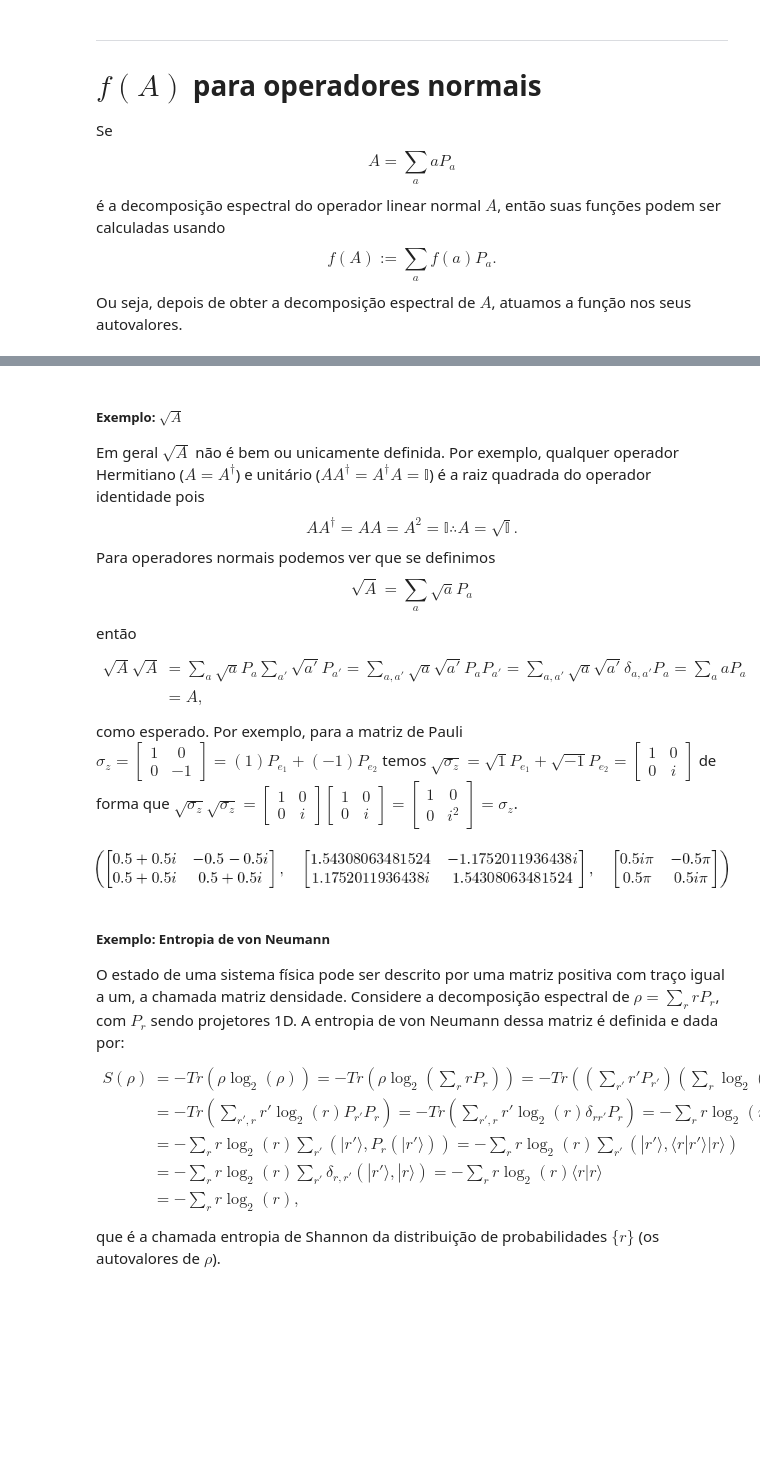
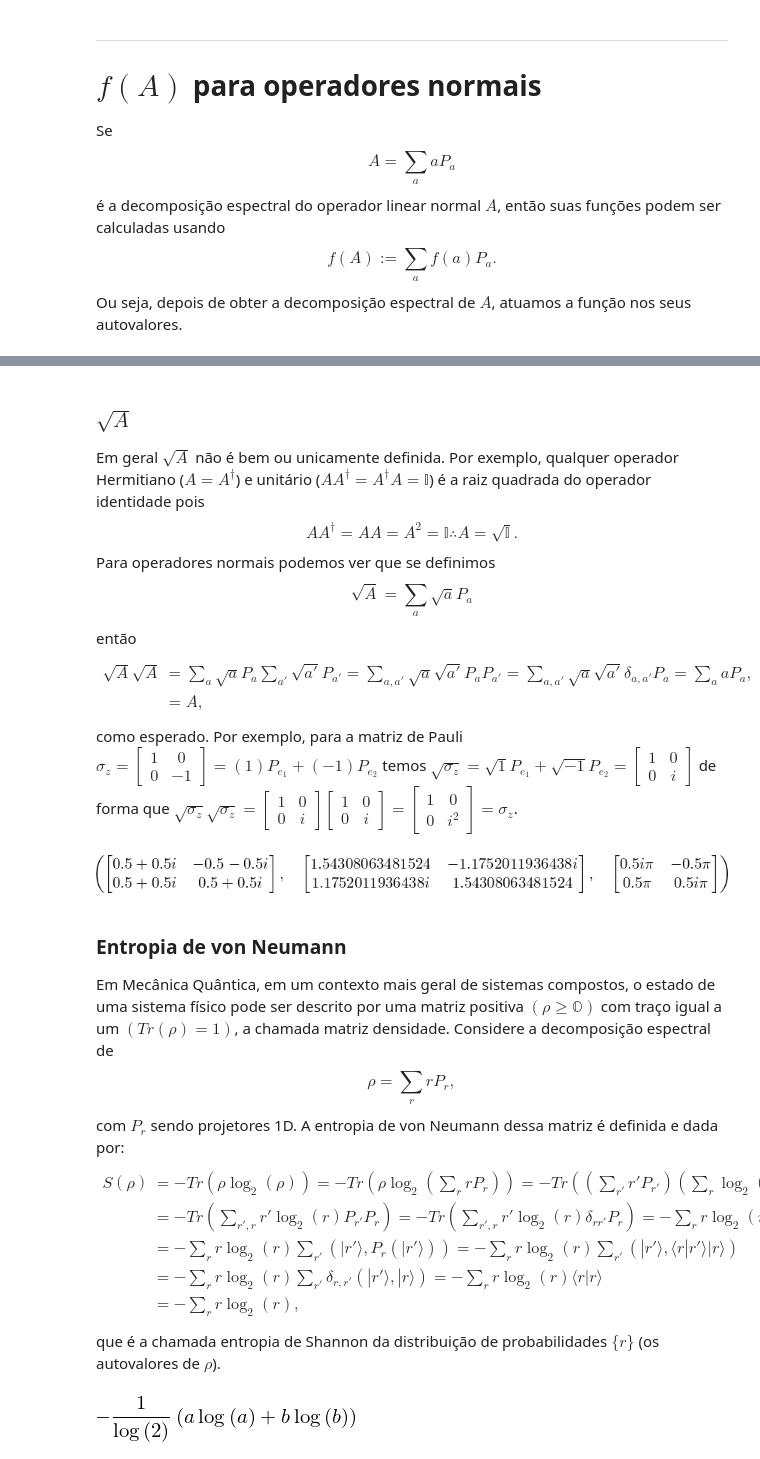
Before and after one commit to jonasmaziero/algebra_linear, a Jupyter notebook: 04_functions.ipynb, the cells around one changed output, grey strips where cells are left out. Cells and saved outputs as stored; diff of their text form; code cells hidden in the pictures; blank space fills up the shorter version.

```diff
--- a/04_functions.ipynb
+++ b/04_functions.ipynb
@@ -187,7 +192,7 @@ e^{\ln(A)} = e^{\sum_{a}\ln(a)P_{a}} = \sum_{a}e^{\ln(a)}P_{a} = \sum_{a}aP_{a}
 \end{equation}
 como é esperado. Claro, o mesmo vale para o logaritmo em outras bases.
 # %% [markdown]
-##### Exemplo: $\sqrt{A}$
+### $\sqrt{A}$
 Em geral $\sqrt{A}$ não é bem ou unicamente definida. Por exemplo, qualquer operador Hermitiano ($A=A^{\dagger}$) e unitário ($AA^{\dagger}=A^{\dagger}A=\mathbb{I}$) é a raiz quadrada do operador identidade pois
 \begin{equation}
 AA^{\dagger}=AA=A^{2}=\mathbb{I} \therefore A=\sqrt{\mathbb{I}}.
@@ -198,7 +203,7 @@ Para operadores normais podemos ver que se definimos
 \end{equation}
 então
 \begin{align}
-\sqrt{A}\sqrt{A}&=\sum_{a}\sqrt{a}P_{a}\sum_{a'}\sqrt{a'}P_{a'}=\sum_{a,a'}\sqrt{a}\sqrt{a'}P_{a}P_{a'} =\sum_{a,a'}\sqrt{a}\sqrt{a'}\delta_{a,a'}P_{a} = \sum_{a}aP_{a} \\
+\sqrt{A}\sqrt{A}&=\sum_{a}\sqrt{a}P_{a}\sum_{a'}\sqrt{a'}P_{a'}=\sum_{a,a'}\sqrt{a}\sqrt{a'}P_{a}P_{a'} =\sum_{a,a'}\sqrt{a}\sqrt{a'}\delta_{a,a'}P_{a} = \sum_{a}aP_{a}, \\
 &= A,
 \end{align}
 como esperado. Por exemplo, para a matriz de Pauli $\sigma_{z}=\begin{bmatrix}1&0\\0&-1\end{bmatrix}=(1)P_{e_{1}}+(-1)P_{e_{2}}$ temos $\sqrt{\sigma_{z}}=\sqrt{1}P_{e_{1}}+\sqrt{-1}P_{e_{2}}=\begin{bmatrix}1&0\\0&i\end{bmatrix}$ de forma que $\sqrt{\sigma_{z}}\sqrt{\sigma_{z}}=\begin{bmatrix}1&0\\0&i\end{bmatrix}\begin{bmatrix}1&0\\0&i\end{bmatrix}=\begin{bmatrix}1&0\\0&i^{2}\end{bmatrix}=\sigma_{z}$.
@@ -225,8 +230,12 @@ mat_func(A,'sqrt'), mat_func(A,'exp'), mat_func(A,'ln')
 # %% [output]
 [figure]
 # %% [markdown]
-##### Exemplo: Entropia de von Neumann
-O estado de uma sistema física pode ser descrito por uma matriz positiva com traço igual a um, a chamada matriz densidade. Considere a decomposição espectral de $\rho=\sum_{r}rP_{r}$, com $P_{r}$ sendo projetores 1D. A entropia de von Neumann dessa matriz é definida e dada por:
+### Entropia de von Neumann
+Em Mecânica Quântica, em um contexto mais geral de sistemas compostos, o estado de uma sistema físico pode ser descrito por uma matriz positiva $(\rho\ge\mathbb{O})$ com traço igual a um $(Tr(\rho)=1)$, a chamada matriz densidade. Considere a decomposição espectral de
+\begin{equation}
+\rho=\sum_{r}rP_{r},
+\end{equation}
+com $P_{r}$ sendo projetores 1D. A entropia de von Neumann dessa matriz é definida e dada por:
 \begin{align}
 S(\rho) &= -Tr(\rho\log_{2}(\rho)) = -Tr\left(\rho\log_{2}\left(\sum_{r}rP_{r}\right)\right) = -Tr\left(\left(\sum_{r'}r'P_{r'}\right)\left(\sum_{r}\log_{2}(r)P_{r}\right)\right) \\
 & = -Tr\left(\sum_{r',r}r'\log_{2}(r)P_{r'}P_{r}\right) = -Tr\left(\sum_{r',r}r'\log_{2}(r)\delta_{rr'}P_{r}\right) = -\sum_{r}r\log_{2}(r)Tr(P_{r}) \\
@@ -235,3 +244,30 @@ S(\rho) &= -Tr(\rho\log_{2}(\rho)) = -Tr\left(\rho\log_{2}\left(\sum_{r}rP_{r}\r
 & = -\sum_{r}r\log_{2}(r),
 \end{align}
 que é a chamada entropia de Shannon da distribuição de probabilidades $\{r\}$ (os autovalores de $\rho$).
+# %%
+# Outside this function, initialize: evals = zeros(d,1)
+def eVals(A):
+    d = A.shape[0]; eig = A.eigenvects(); ne = 0; j = 0; lk = 0
+    while ne < d:
+        mult = eig[j][1]; ne += mult; nk = lk + mult
+        for k in range(lk,nk):
+            evals[k] = eig[j][0]
+        lk = nk; j += 1
+    return evals
+def shannon(pv):
+    d = pv.shape[0]; H = 0
+    for j in range(d):
+        if isinstance(pv[j], sympy.Expr)==False and pv[j] < 1.e-15 and pv[j] > (1.0-1.e-15):
+            continue
+        else:
+            H -= pv[j]*log(pv[j],2)
+    return H
+def von_neumann(rho):
+    d = rho.shape[0]; evals = zeros(d,1); evals = eVals(rho)
+    return shannon(evals)
+# %%
+a, b, c, d = symbols("a b c d"); rho = Matrix([[a,0],[0,b]])
+#rho = Matrix([[1/2.,0],[0,1/2.]])
+evals = zeros(rho.shape[0],1); simplify(von_neumann(rho))
+# %% [output]
+[figure, added]
```
Also changed, not shown: parts of 29 cells of this notebook, 2 other files.
